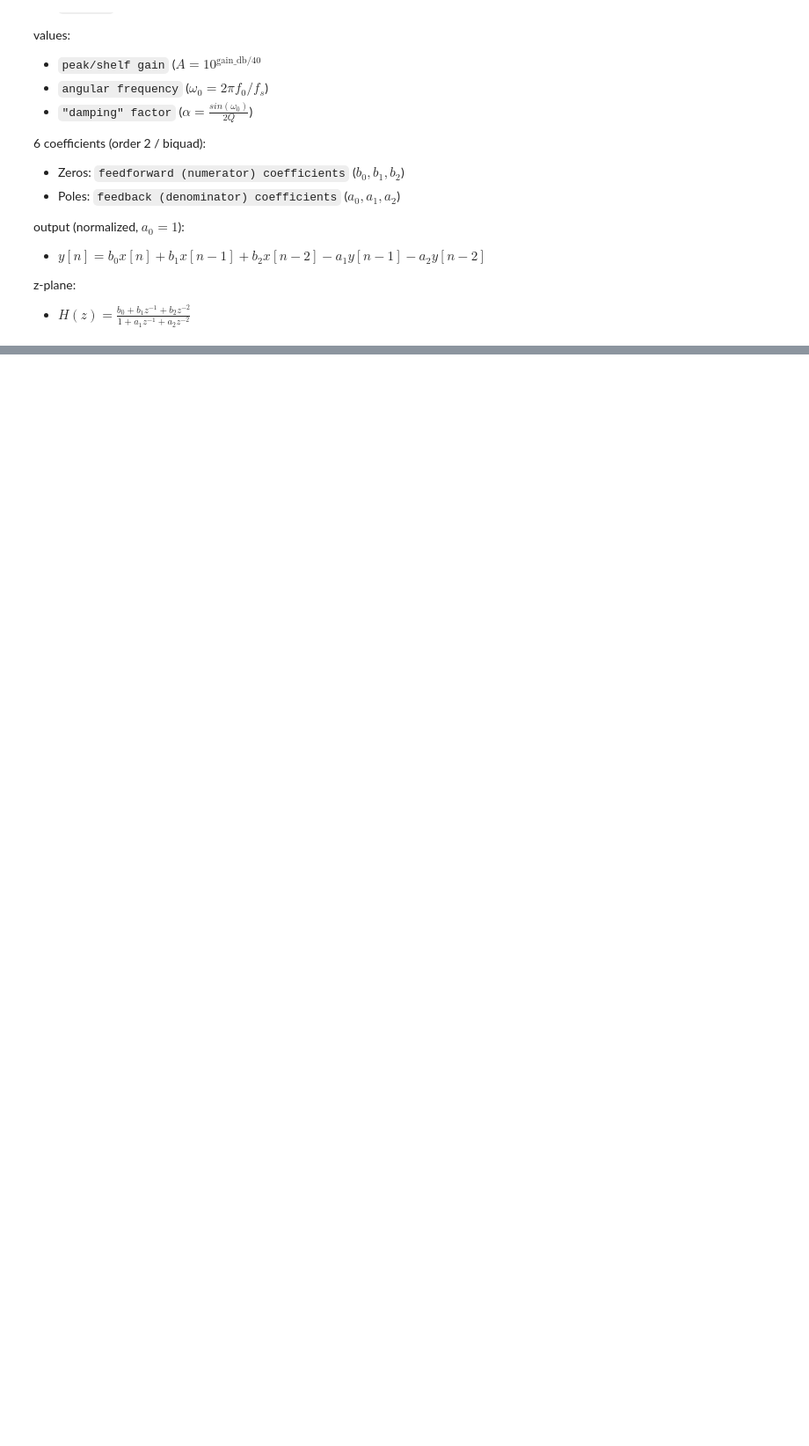
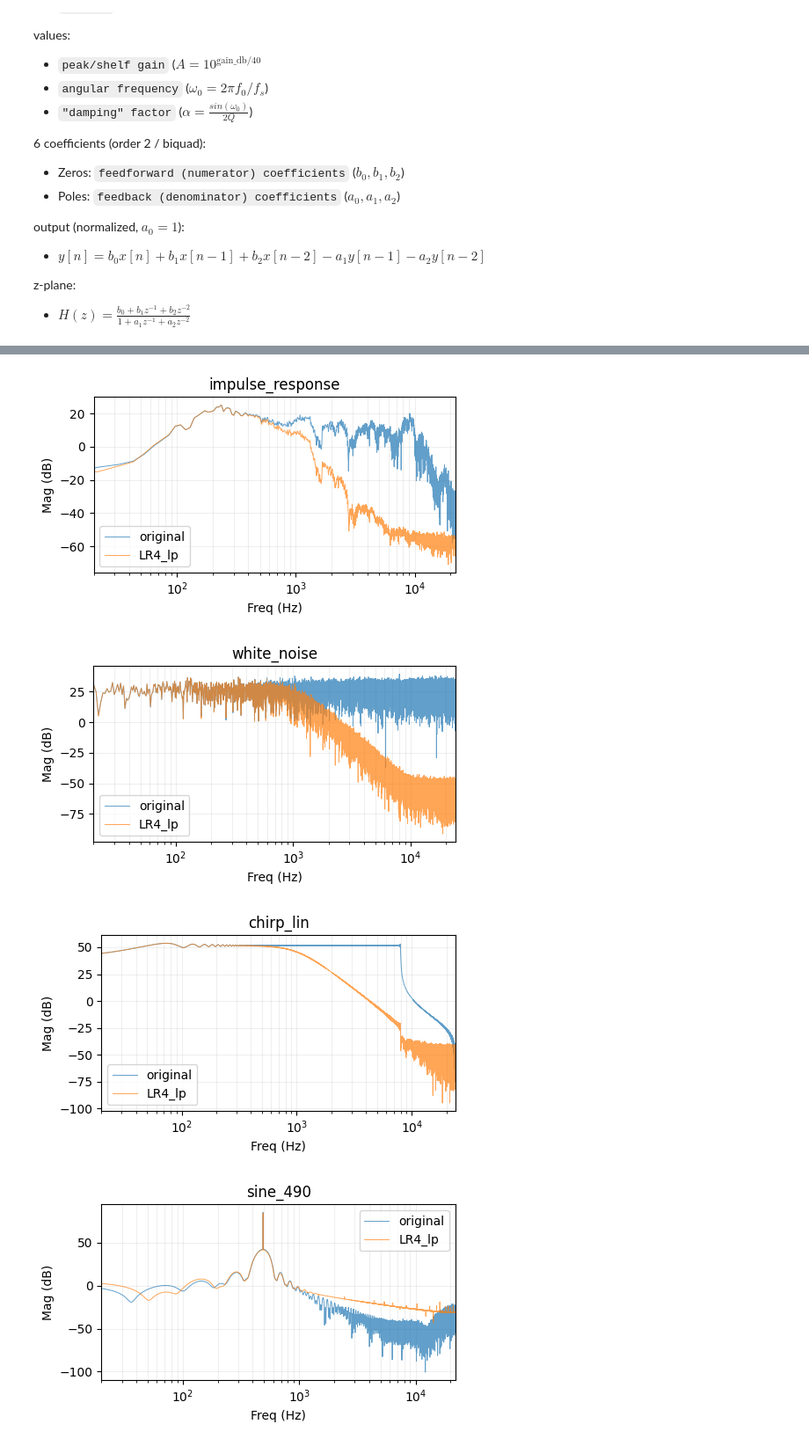
Before and after one commit to Kohei-200/math, a Jupyter notebook: simulation/Audio_Effects1_LTI.ipynb, the cells around one changed output, grey strips where cells are left out. Shown at 88% size. Saved outputs shown, nothing was run; the diff lists cells and outputs as text; code cells hidden in the pictures; blank space fills up the shorter version.

```diff
--- a/simulation/Audio_Effects1_LTI.ipynb
+++ b/simulation/Audio_Effects1_LTI.ipynb
@@ -132,7 +135,7 @@ def overlay_spectra(effect_name, audios: dict, scale = "log"):
         mag_db = 20 * np.log10(np.abs(X) + 1e-12)
         mag_mod_db = 20 * np.log10(np.abs(X_mod) + 1e-12)
 
-        fig, ax = plt.subplots(figsize=(6, 3), dpi=100)
+        fig, ax = plt.subplots(figsize=(5, 3), dpi=100)
         ax.plot(freqs, mag_db, label="original", alpha=0.7, linewidth=0.7)
         ax.plot(freqs_mod, mag_mod_db, label=f"{effect_name}", alpha=0.7, linewidth=0.7)
 
@@ -254,0 +306,29 @@ overlay_spectra("EQ", output)
+# %%
+def Apply_LR4(audios, fc: float, fs: float, kind):
+    """
+    Return
+    b_lp, a_lp, b_hp, a_hp — apply each TWICE via lfilter for LR4.
+    """
+    output = {}
+    if kind == "lp":
+      for name, audio in audios.items():
+        x, sr = sf.read(audio)
+        b_lp, a_lp = butterworth_biquad(fc, fs, "lp")
+
+        x_filtered = scipy.signal.lfilter(b_lp, a_lp, x)
+        x_filtered = scipy.signal.lfilter(b_lp, a_lp, x_filtered)
+
+        sf.write(f"{name}_LR4.wav", x_filtered, sr)
+        output[name] = (audio, f"{name}_LR4.wav")
+
+    elif kind == "hp":
+      for name, audio in audios.items():
+        x, sr = sf.read(audio)
+        b_hp, a_hp = butterworth_biquad(fc, fs, "hp")
+        x_filtered = scipy.signal.lfilter(b_hp, a_hp, x)
+        x_filtered = scipy.signal.lfilter(b_hp, b_hp, x_filtered)
+
+        sf.write(f"{name}_LR4.wav", x_filtered, sr)
+        output[name] = (audio, f"{name}_LR4.wav")
+
+    return output
@@ -254,0 +337,8 @@ overlay_spectra("EQ", output)
+# %%
+output = Apply_LR4(audios, fc = 1000, fs = 48000, kind = "lp")
+overlay_spectra("LR4_lp", output, scale = "log")
+# %% [output]
+[figure, added]
+[figure, added]
+[figure, added]
+[figure, added]
```
Also changed, not shown: parts of 29 cells of this notebook.
